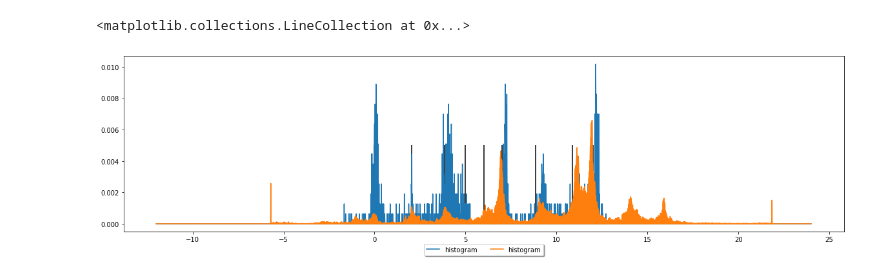
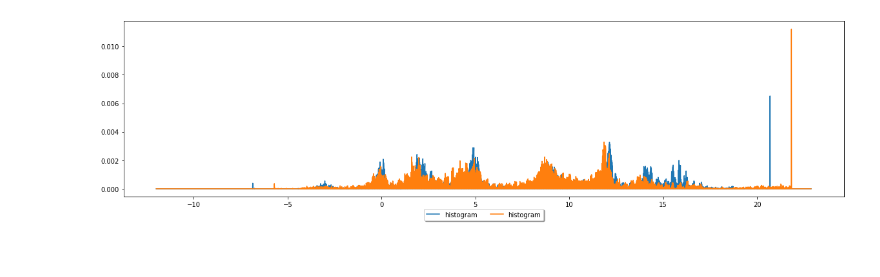
Before and after one commit to Kodhandarama/Audio_Analysis, a Jupyter notebook: pitch_contour.ipynb, the cells around one changed output. Saved outputs shown, nothing was run; the diff lists cells and outputs as text; code cells hidden in the pictures.

Commit message:
Comparing histograms

```diff
--- a/pitch_contour.ipynb
+++ b/pitch_contour.ipynb
@@ -408,12 +490,7 @@ trichur_kalyani = Audio('/content/drive/My Drive/Projects/AA/Music dataset/Kalya
 # %%
 note = [all_normalized_notes['Sa0'],all_normalized_notes['Ri2'],all_normalized_notes['Ga3'],all_normalized_notes['Pa0'],all_normalized_notes['Da2'],all_normalized_notes['Ni3'],all_normalized_notes['Sa2'],all_normalized_notes['Ma1'],all_normalized_notes['Ma2']]
-# %%
-shankarabarana.plot(histogram = 1)
-# kalyani_0.plot(histogram = 1)
-# kalyani_1.plot(histogram = 1)
-# kalyani_2.plot(histogram = 1)
-trichur_kalyani.plot(histogram = 1)
-plt.vlines(note,0,0.005)
-# %% [output]
-<matplotlib.collections.LineCollection at 0x...>
-[figure, removed]
+# %%
+rkm_abhogi.plot(histogram = 1)
+vignesh_abhogi.plot(histogram = 1)
+# %% [output]
+[figure, added]
```
Also changed, not shown: parts of 16 cells of this notebook.
